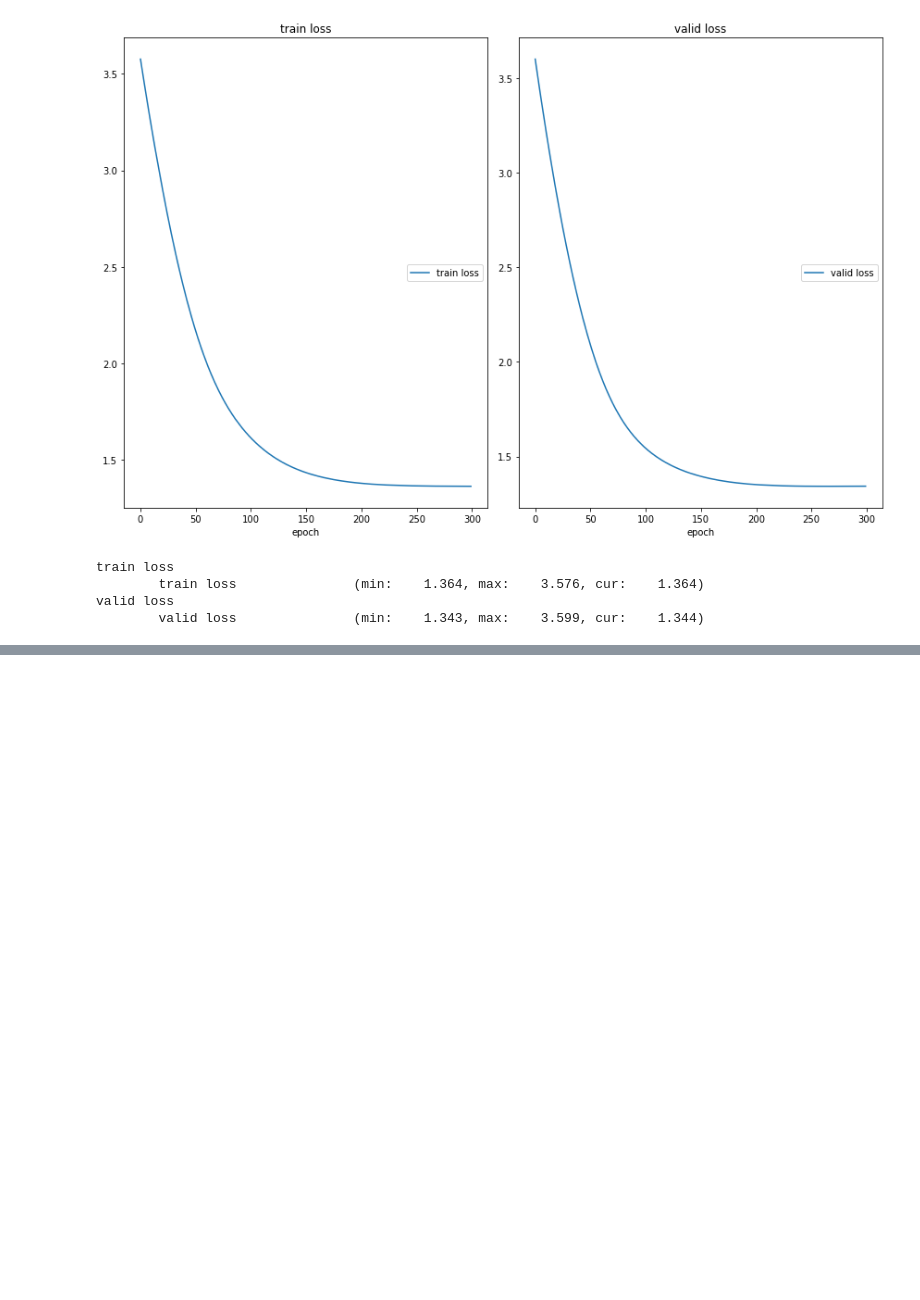
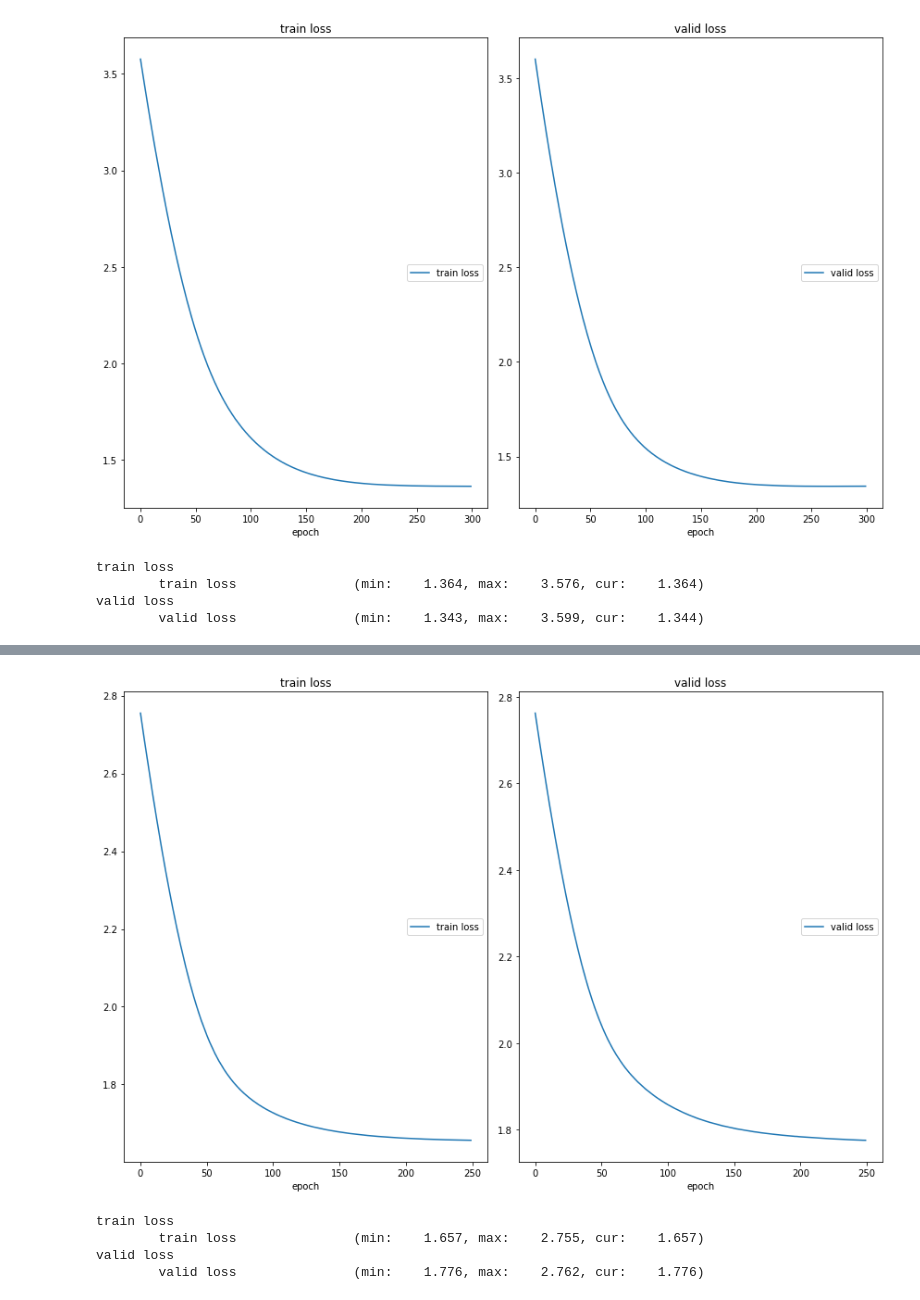
Before and after one commit to ZhongzeCai/Feature_AssortmentNN, a Jupyter notebook: runner.ipynb, the cells around one changed output, grey strips where cells are left out. Cells and saved outputs as stored; diff of their text form; code cells hidden in the pictures; blank space fills up the shorter version.

```diff
--- a/runner.ipynb
+++ b/runner.ipynb
@@ -22,0 +34,11 @@ valid loss
+# %%
+from run_experiment import runner
+import os
+
+runner('configs/Markov_10_xWyModel.yaml')
+# %% [output]
+[figure, added]
+train loss
+        train loss               (min:    1.657, max:    2.755, cur:    1.657)
+valid loss
+        valid loss               (min:    1.776, max:    2.762, cur:    1.776)
```
Also changed, not shown: parts of 1 cell of this notebook, 13 other files.
